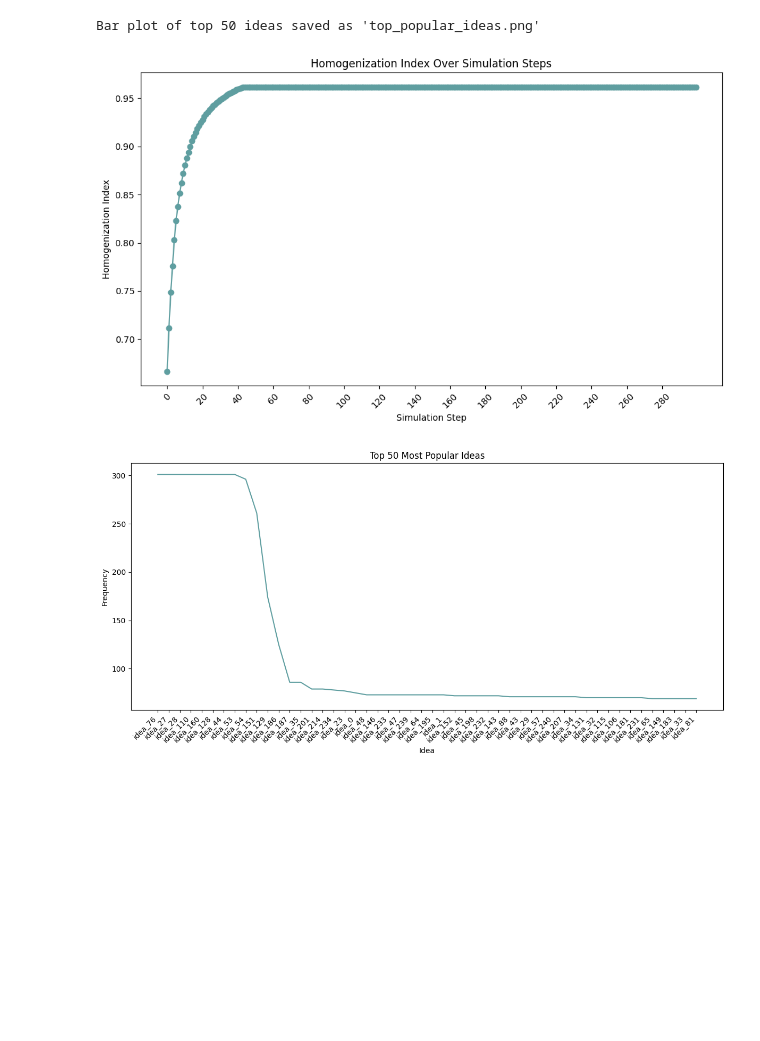
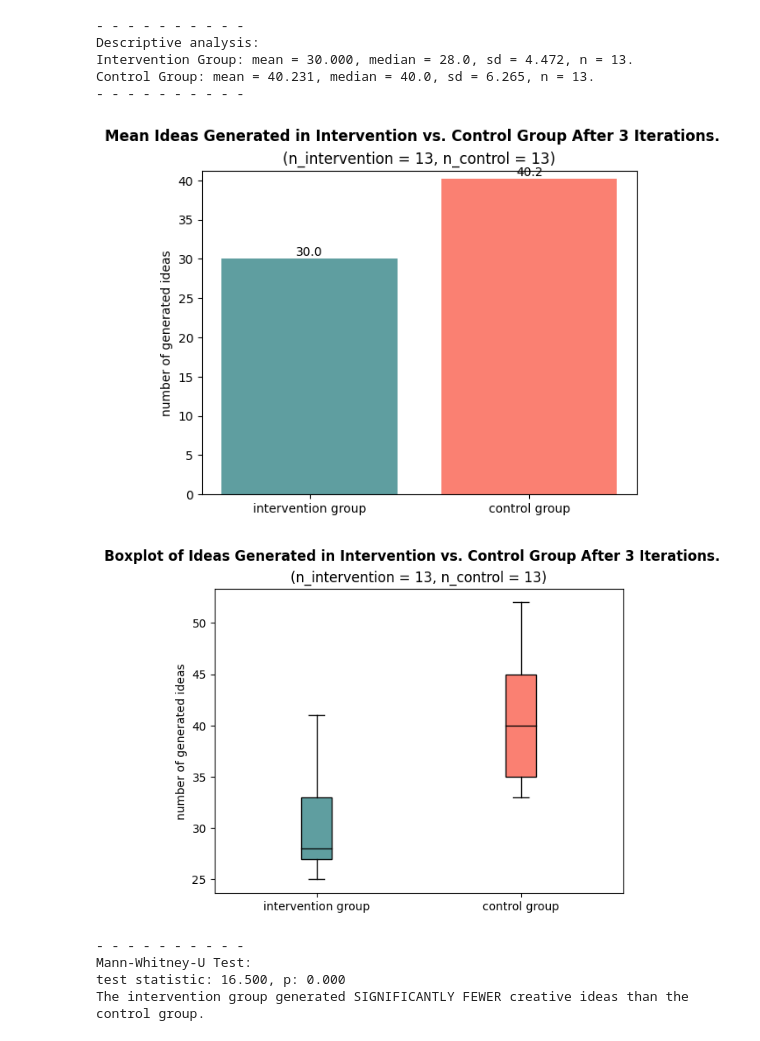
Before and after one commit to Miraah24/CMSS-final-assignment, a Jupyter notebook: simulation.ipynb, the cells around one changed output. Saved outputs shown, nothing was run; the diff lists cells and outputs as text; code cells hidden in the pictures; blank space fills up the shorter version.

Commit message:
Added control group, homogenity measure chagned to percecntage, corrected some logic flaws, added markdowns

```diff
--- a/simulation.ipynb
+++ b/simulation.ipynb
@@ -278,7 +519,7 @@ def statistical_analysis (data_intervention_group, data_control_group, iteration
     elif normal_distribution is True:
         #If the data distribution is not significantly different from a standard gaussian distribution, we need to calculate a t-test (student).
         print("T-Test")
-        pg.ttest(data_intervention_group, data_control_group, alternative="less")
+        result = pg.ttest(data_intervention_group, data_control_group, alternative="less")
         test_statistic = result['T'][0]
         p_value = result['p-val'][0]
     print(f"test statistic: {test_statistic:.3f}, p: {p_value:.3f}")
@@ -289,12 +530,7 @@ def statistical_analysis (data_intervention_group, data_control_group, iteration
 # %%
 model = HomogenizationModel(num_human_agents=26, total_idea_pool_size=250)
 
-for i in range(300): # Run 50 steps after initial generation
+while model.running:
     model.step()
-
-
-model_df = model.datacollector.get_model_vars_dataframe()
-print("\nModel-level data:")
-print(model_df)
 # %% [output]
 Step 0: Initial Idea Generation
@@ -317,30 +552,19 @@ Homogenization Index: 0.7484
-# %%
-
-plt.figure(figsize=(10, 6))
-plt.plot(model_df.index, model_df['HomogenizationIndex'], marker='o', color='cadetblue', markerfacecolor='cadetblue', markeredgecolor='cadetblue'    # marker edge color
-)
-plt.title('Homogenization Index Over Simulation Steps')
-plt.xlabel('Simulation Step')
-plt.ylabel('Homogenization Index')
-plt.grid(False)
-step = 20
-plt.xticks(model_df.index[::step], rotation=45)
-plt.tight_layout()
-
-
-N = 50
-top_ideas = sorted(model.ai_agent.eternal_memory.items(), key=lambda x: x[1], reverse=True)[:N]
-ideas, counts = zip(*top_ideas) if top_ideas else ([], [])
-
-plt.figure(figsize=(12, 6))
-plt.plot(ideas, counts, color='cadetblue')
-plt.title(f'Top {N} Most Popular Ideas')
-plt.xlabel('Idea')
-plt.ylabel('Frequency')
-plt.xticks(rotation=45, ha='right')
-plt.tight_layout()
-print(f"Bar plot of top {N} ideas saved as 'top_popular_ideas.png'")
-# %% [output]
-Bar plot of top 50 ideas saved as 'top_popular_ideas.png'
-[figure, removed]
-[figure, removed]
+# %%
+agents = [a for a in model.all_model_agents if isinstance(a, HumanAgent)]
+data_intervention_group = [len(a.memory) for a in agents if a.group == "intervention"]
+data_control_group = [len(a.memory) for a in agents if a.group == "control"]
+iterations = model.current_step
+
+statistical_analysis(data_intervention_group, data_control_group, iterations)
+# %% [output]
+- - - - - - - - - -
+Descriptive analysis:
+Intervention Group: mean = 30.000, median = 28.0, sd = 4.472, n = 13.
+Control Group: mean = 40.231, median = 40.0, sd = 6.265, n = 13.
+- - - - - - - - - -
+[figure, added]
+[figure, added]
+- - - - - - - - - -
+Mann-Whitney-U Test:
+test statistic: 16.500, p: 0.000
+The intervention group generated SIGNIFICANTLY FEWER creative ideas than the control group.
```
Also changed, not shown: parts of 14 cells of this notebook, 12 other files.
